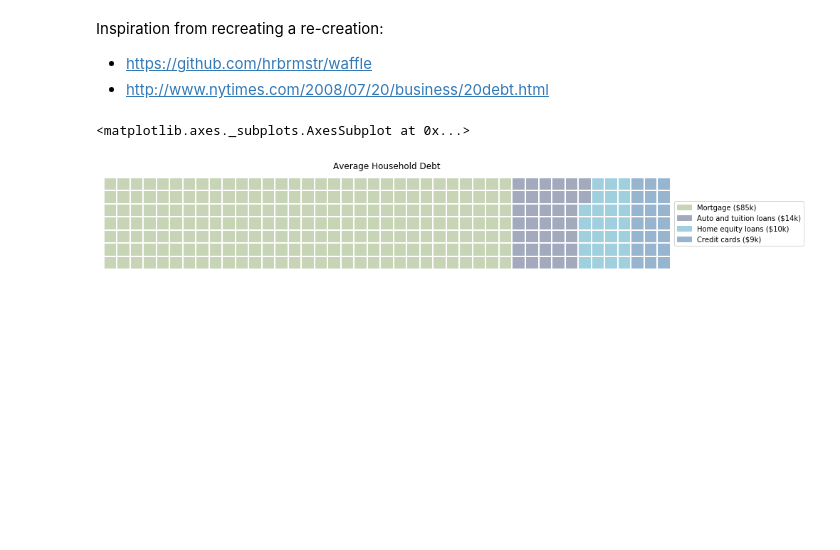
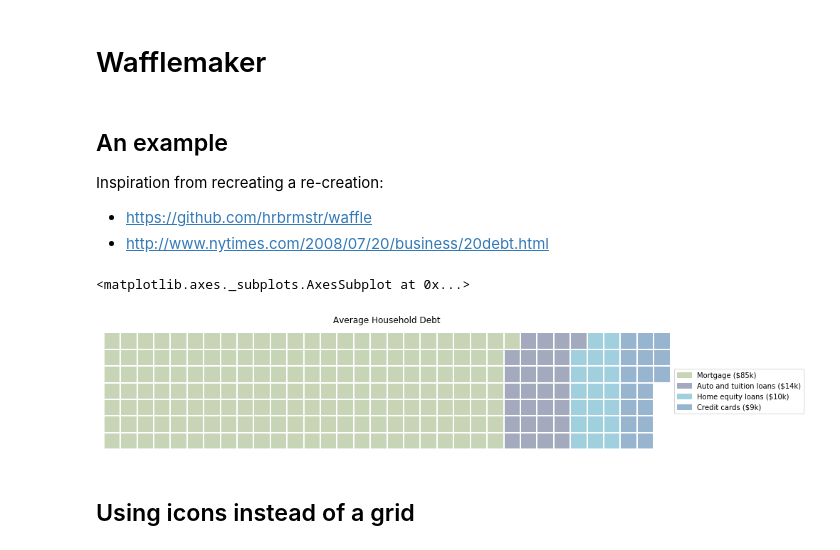
Before and after one commit to shapiromatron/wafflemaker, a Jupyter notebook: notebooks/Examples.ipynb, the cells around one changed output. Drawn from its saved outputs; the diff is of its cells as text; code cells hidden in the pictures; blank space fills up the shorter version.

```diff
--- a/notebooks/Examples.ipynb
+++ b/notebooks/Examples.ipynb
@@ -1,2 +1,4 @@
+# %% [markdown]
+# Wafflemaker
 # %%
 %matplotlib inline
@@ -3,4 +7,6 @@
 # %% [markdown]
+## An example
+
 Inspiration from recreating a re-creation:
 - https://github.com/hrbrmstr/waffle
 - http://www.nytimes.com/2008/07/20/business/20debt.html
@@ -11,20 +13,30 @@ import wafflemaker
 # %%
 df = pd.DataFrame(dict(
     values=[84911, 14414, 10062, 8565],
-    categories=['Mortgage ($85k)', 'Auto and tuition loans ($14k)', 'Home equity loans ($10k)', 'Credit cards ($9k)'],
+    categories=[
+        'Mortgage ($85k)',
+        'Auto and tuition loans ($14k)',
+        'Home equity loans ($10k)',
+        'Credit cards ($9k)'
+    ],
     hues=["#c7d4b6", "#a3aabd", "#a0d0de", "#97b5cf"]
 ))
 
+df['scaled_values'] = df['values'] / 500.
+
 wafflemaker.waffle(
-    7, 43,
-    values='values',
+    nrows=7,
+    values='scaled_values',
     labels='categories',
     hue='hues',
+    scale_to_dims=False,
     data=df,
     grid_options=dict(linewidth=2),
     figure_options=dict(figsize=(14, 5)),
     title='Average Household Debt'
 )
 # %% [output]
 <matplotlib.axes._subplots.AxesSubplot at 0x...>
-[figure, old version]
+[figure, new version]
+# %% [markdown]
+## Using icons instead of a grid
```
Also changed, not shown: parts of 4 cells of this notebook, 8 other files.
